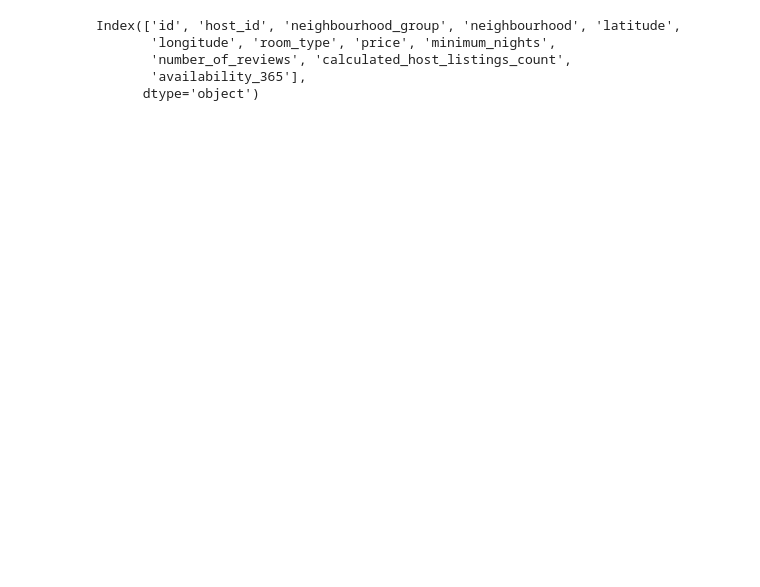
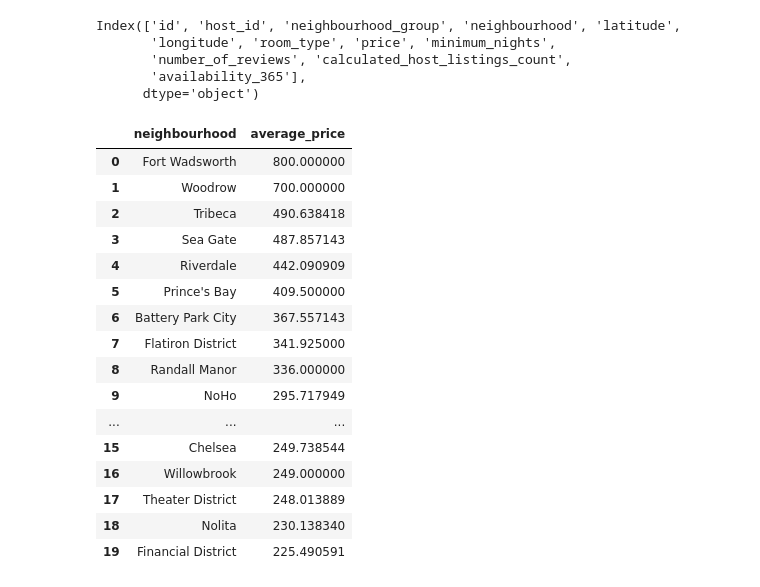
Before and after one commit to Manishasolanki27/AirBnbbooking-EDA, a Jupyter notebook: Airbnb_EDA.ipynb, the cells around one changed output. Drawn from its saved outputs; the diff is of its cells as text; code cells hidden in the pictures; blank space fills up the shorter version.

```diff
--- a/Airbnb_EDA.ipynb
+++ b/Airbnb_EDA.ipynb
@@ -216,3 +218,26 @@ Index(['id', 'host_id', 'neighbourhood_group', 'neighbourhood', 'latitude',
        'number_of_reviews', 'calculated_host_listings_count',
        'availability_365'],
       dtype='object')
+# %%
+# now find expensive neighbourhood
+expensive_neighbourhood=copy_df.groupby(['neighbourhood'])['price'].mean().sort_values(ascending=False).reset_index().head(20)
+expensive_neighbourhood.rename(columns = {'price':'average_price'}, inplace = True)
+expensive_neighbourhood
+# %% [output]
+|  | neighbourhood | average_price |
+| 0 | Fort Wadsworth | 800.000000 |
+| 1 | Woodrow | 700.000000 |
+| 2 | Tribeca | 490.638418 |
+| 3 | Sea Gate | 487.857143 |
+| 4 | Riverdale | 442.090909 |
+| 5 | Prince's Bay | 409.500000 |
+| 6 | Battery Park City | 367.557143 |
+| 7 | Flatiron District | 341.925000 |
+| 8 | Randall Manor | 336.000000 |
+| 9 | NoHo | 295.717949 |
+| ... | ... | ... |
+| 15 | Chelsea | 249.738544 |
+| 16 | Willowbrook | 249.000000 |
+| 17 | Theater District | 248.013889 |
+| 18 | Nolita | 230.138340 |
+| 19 | Financial District | 225.490591 |
```
Also changed, not shown: parts of 8 cells of this notebook.
